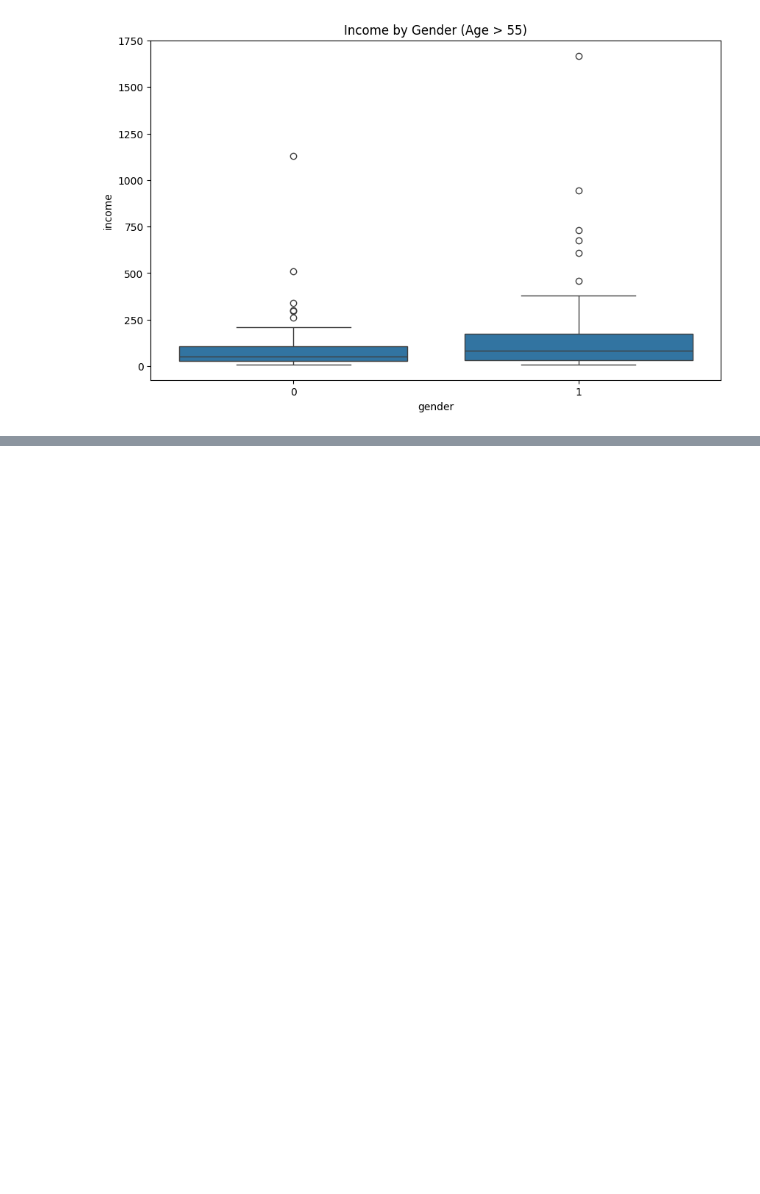
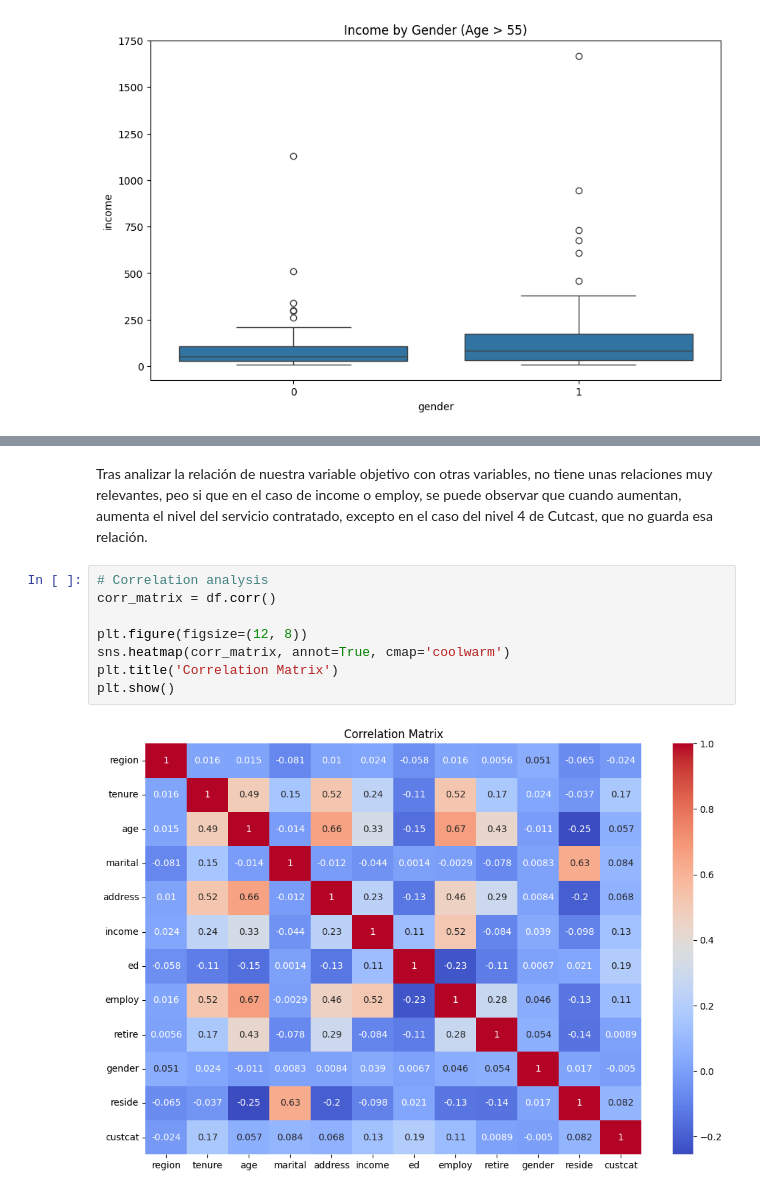
Before and after one commit to AI-School-F5-P3/ML_telecomunicaciones_Andrea, a Jupyter notebook: notebooks/eda.ipynb, the cells around one changed output, grey strips where cells are left out. Cells and saved outputs as stored; diff of their text form; blank space fills up the shorter version.

```diff
--- a/notebooks/eda.ipynb
+++ b/notebooks/eda.ipynb
@@ -456,0 +420,12 @@ create_heatmap(df, 1, 'Heatmap of Age vs Employ for Gender 1')
+# %% [markdown]
+Tras analizar la relación de nuestra variable objetivo con otras variables, no tiene unas relaciones muy relevantes, peo si que en el caso de income o employ, se puede observar que cuando aumentan, aumenta el nivel del servicio contratado, excepto en el caso del nivel 4 de Cutcast, que no guarda esa relación.
+# %%
+# Correlation analysis
+corr_matrix = df.corr()
+
+plt.figure(figsize=(12, 8))
+sns.heatmap(corr_matrix, annot=True, cmap='coolwarm')
+plt.title('Correlation Matrix')
+plt.show()
+# %% [output]
+[figure, added]
```
Also changed, not shown: parts of 9 cells of this notebook.
